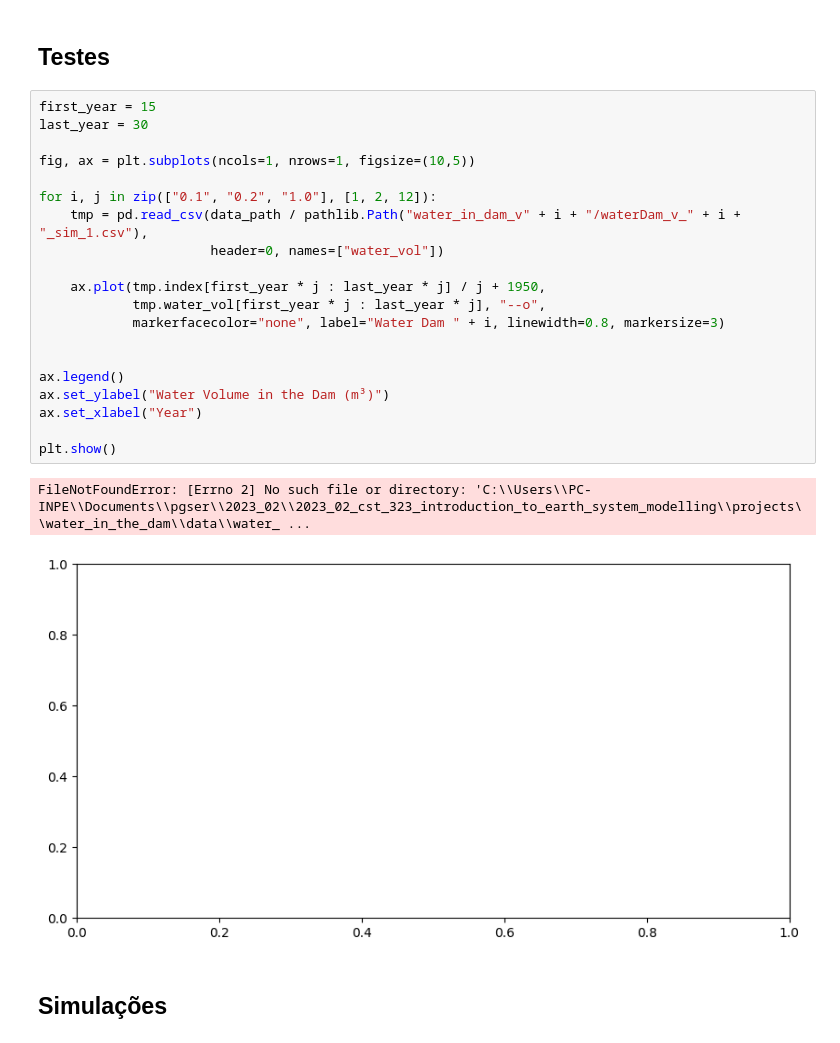
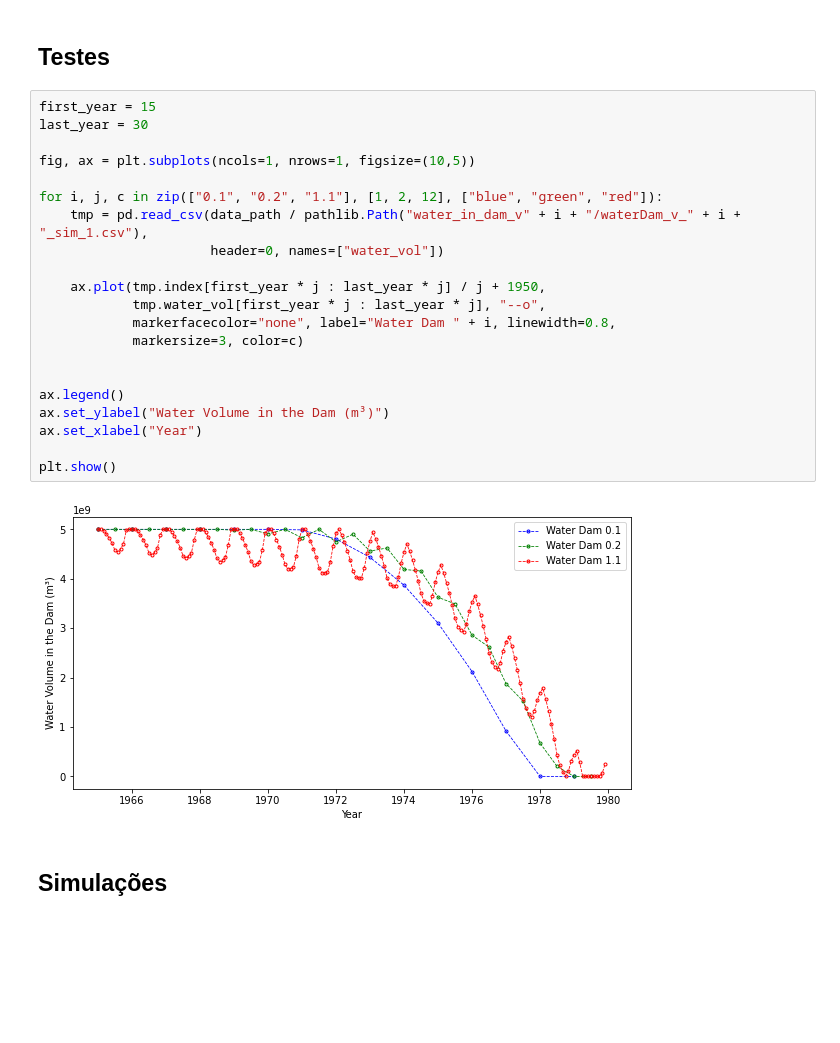
Before and after one commit to luizgabrielsilva/2023_02_cst_323_introduction_to_earth_system_modelling, a Jupyter notebook: projects/water_in_the_dam/plots/water_in_dam_plots.ipynb, the cells around one changed output. Drawn from its saved outputs; the diff is of its cells as text; blank space fills up the shorter version.

Commit message:
Update plots and latex file.

```diff
--- a/projects/water_in_the_dam/plots/water_in_dam_plots.ipynb
+++ b/projects/water_in_the_dam/plots/water_in_dam_plots.ipynb
@@ -76,26 +76,26 @@ plt.show()
 # %%
 first_year = 15
 last_year = 30
 
 fig, ax = plt.subplots(ncols=1, nrows=1, figsize=(10,5))
 
-for i, j in zip(["0.1", "0.2", "1.0"], [1, 2, 12]):
+for i, j, c in zip(["0.1", "0.2", "1.1"], [1, 2, 12], ["blue", "green", "red"]):
     tmp = pd.read_csv(data_path / pathlib.Path("water_in_dam_v" + i + "/waterDam_v_" + i + "_sim_1.csv"),
                       header=0, names=["water_vol"])
 
     ax.plot(tmp.index[first_year * j : last_year * j] / j + 1950,
             tmp.water_vol[first_year * j : last_year * j], "--o",
-            markerfacecolor="none", label="Water Dam " + i, linewidth=0.8, markersize=3)
+            markerfacecolor="none", label="Water Dam " + i, linewidth=0.8,
+            markersize=3, color=c)
 
 
 ax.legend()
 ax.set_ylabel("Water Volume in the Dam (m³)")
 ax.set_xlabel("Year")
 
 plt.show()
 # %% [output]
-FileNotFoundError: [Errno 2] No such file or directory: 'C:\\Users\\PC-INPE\\Documents\\pgser\\2023_02\\2023_02_cst_323_introduction_to_earth_system_modelling\\projects\\water_in_the_dam\\data\\water_ ...
-[figure, old version]
+[figure, new version]
 # %% [markdown]
 ## Simulações
 # %%
```
Also changed, not shown: parts of 5 cells of this notebook, 7 other files.
